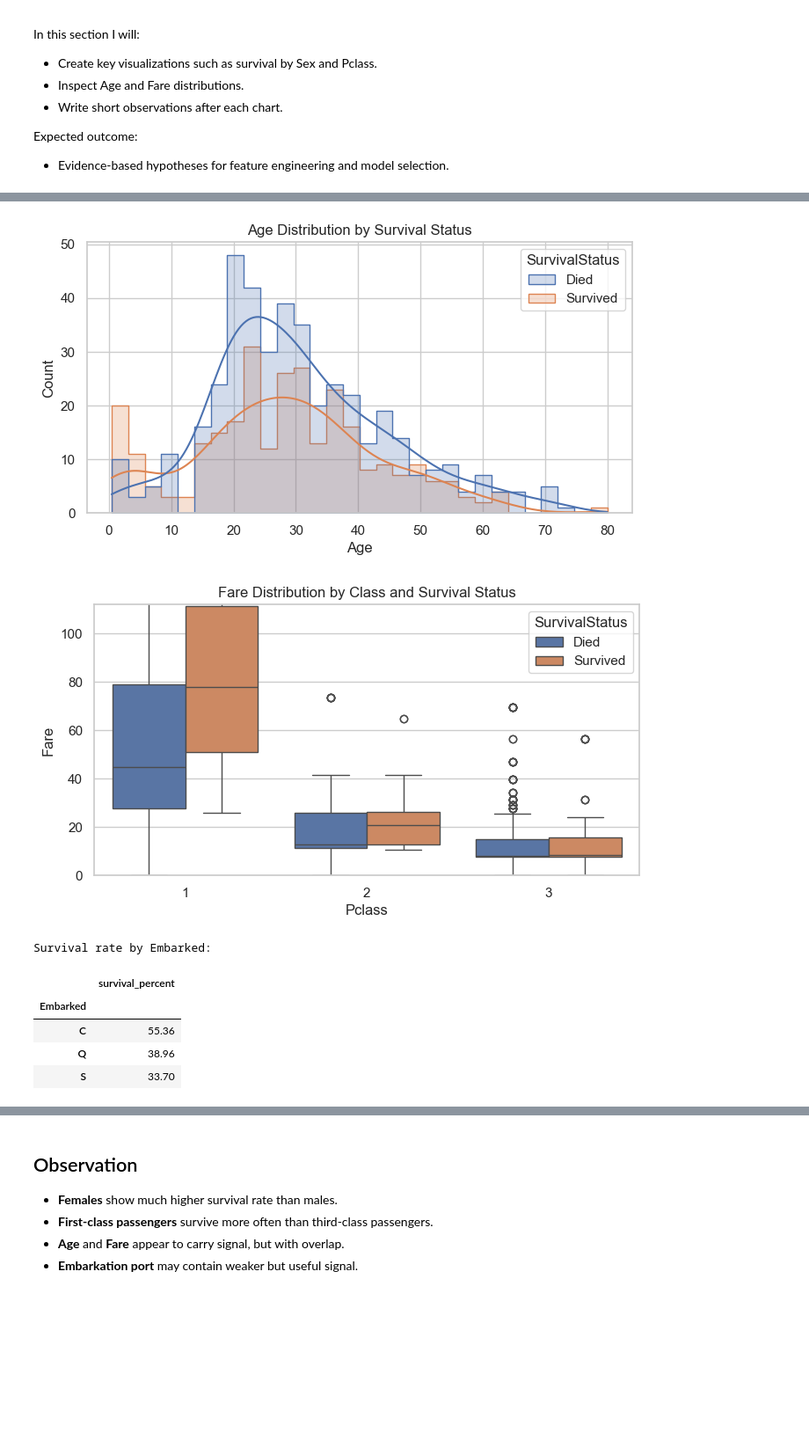
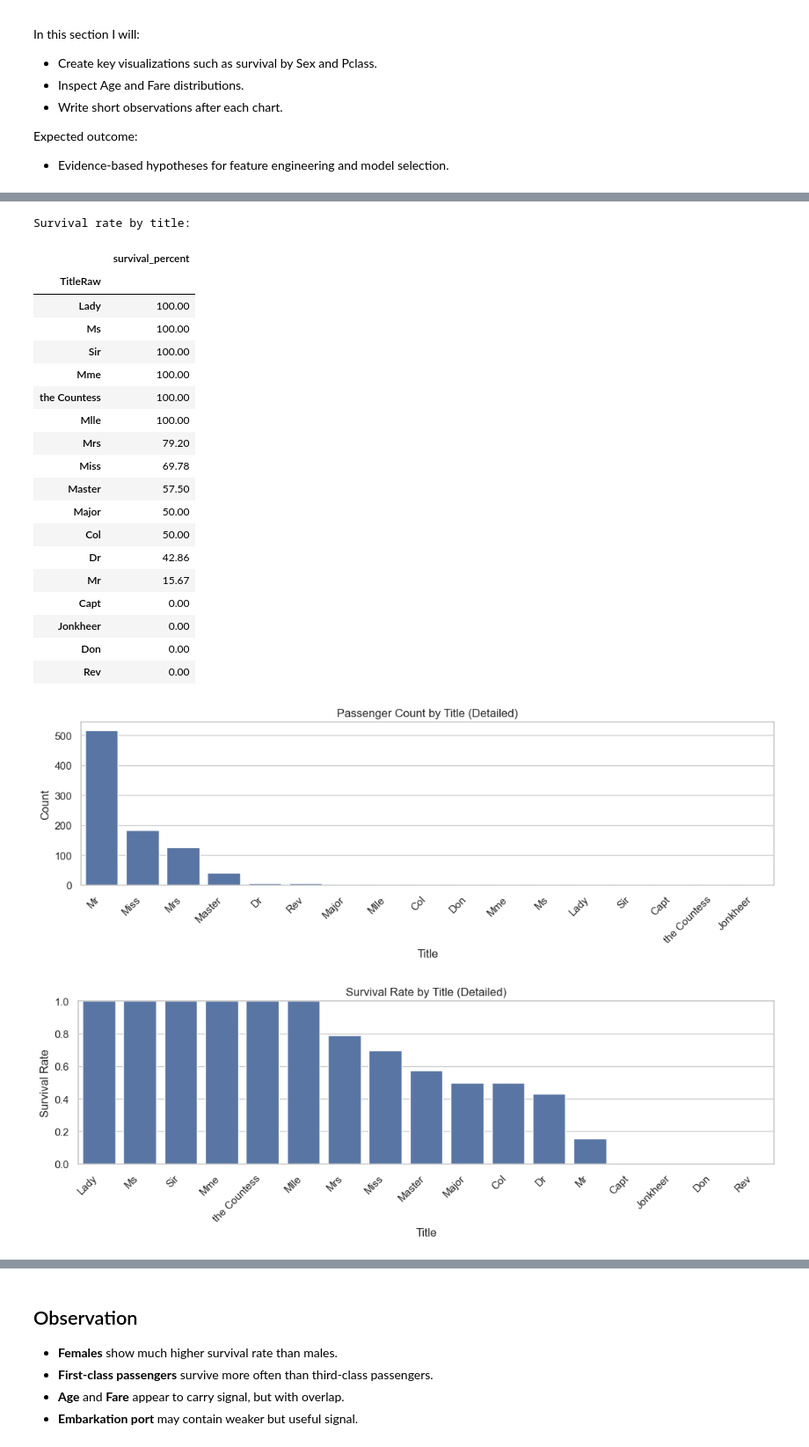
Before and after one commit to modalsaeed/kaggle_titanic, a Jupyter notebook: notebook/main.ipynb, the cells around one changed output, grey strips where cells are left out. Shown at 88% size. Cells and saved outputs as stored; diff of their text form; code cells hidden in the pictures; blank space fills up the shorter version.

Commit message:
implement title breakdown analysis for better title feature engineering

```diff
--- a/notebook/main.ipynb
+++ b/notebook/main.ipynb
@@ -272,7 +272,39 @@ plt.ylabel("Survival Rate")
 plt.ylim(0, 1)
 plt.show()
 
-# 3) Age distribution by survival
+# 3) Detailed title breakdown (no Rare grouping)
+eda_df["TitleRaw"] = eda_df["Name"].str.extract(r",\s*([^\.]+)\.", expand=False).str.strip()
+title_counts = eda_df["TitleRaw"].value_counts()
+title_survival = eda_df.groupby("TitleRaw")["Survived"].mean().sort_values(ascending=False)
+
+print("Passenger counts by title:")
+display(title_counts.to_frame("count"))
+
+print("Survival rate by title:")
+display((title_survival * 100).round(2).to_frame("survival_percent"))
+
+plt.figure(figsize=(11, 4))
+order_counts = title_counts.index
+sns.countplot(data=eda_df, x="TitleRaw", order=order_counts)
+plt.title("Passenger Count by Title (Detailed)")
+plt.xlabel("Title")
+plt.ylabel("Count")
+plt.xticks(rotation=45, ha="right")
+plt.tight_layout()
+plt.show()
+
+plt.figure(figsize=(11, 4))
+order_survival = title_survival.index
+sns.barplot(data=eda_df, x="TitleRaw", y="Survived", order=order_survival, estimator="mean", errorbar=None)
+plt.title("Survival Rate by Title (Detailed)")
+plt.xlabel("Title")
+plt.ylabel("Survival Rate")
+plt.ylim(0, 1)
+plt.xticks(rotation=45, ha="right")
+plt.tight_layout()
+plt.show()
+
+# 4) Age distribution by survival
 plt.figure(figsize=(8, 4))
 sns.histplot(
     data=eda_df,
@@ -286,7 +318,7 @@ sns.histplot(
 plt.title("Age Distribution by Survival Status")
 plt.show()
 
-# 4) Fare distribution by class and survival
+# 5) Fare distribution by class and survival
 plt.figure(figsize=(8, 4))
 sns.boxplot(
     data=eda_df,
@@ -299,7 +331,7 @@ plt.title("Fare Distribution by Class and Survival Status")
 plt.ylim(0, eda_df["Fare"].quantile(0.95))  # reduce extreme outlier effect
 plt.show()
 
-# 5) Embarked vs survival
+# 6) Embarked vs survival
 embarked_survival = eda_df.groupby("Embarked")["Survived"].mean()
 print("Survival rate by Embarked:")
 display((embarked_survival * 100).round(2).to_frame("survival_percent"))
@@ -327,8 +379,22 @@ Survival rate by Pclass:
+Survival rate by title:
+|  | survival_percent |
+| TitleRaw |  |
+| Lady | 100.00 |
+| Ms | 100.00 |
+| Sir | 100.00 |
+| Mme | 100.00 |
+| the Countess | 100.00 |
+| Mlle | 100.00 |
+| Mrs | 79.20 |
+| Miss | 69.78 |
+| Master | 57.50 |
+| Major | 50.00 |
+| Col | 50.00 |
+| Dr | 42.86 |
+| Mr | 15.67 |
+| Capt | 0.00 |
+| Jonkheer | 0.00 |
+| Don | 0.00 |
+| Rev | 0.00 |
-[figure, old version]
+[figure, new version]
-[figure, old version]
+[figure, new version]
-Survival rate by Embarked:
-|  | survival_percent |
-| Embarked |  |
-| C | 55.36 |
-| Q | 38.96 |
-| S | 33.70 |
```
Also changed, not shown: parts of 1 cell of this notebook.
